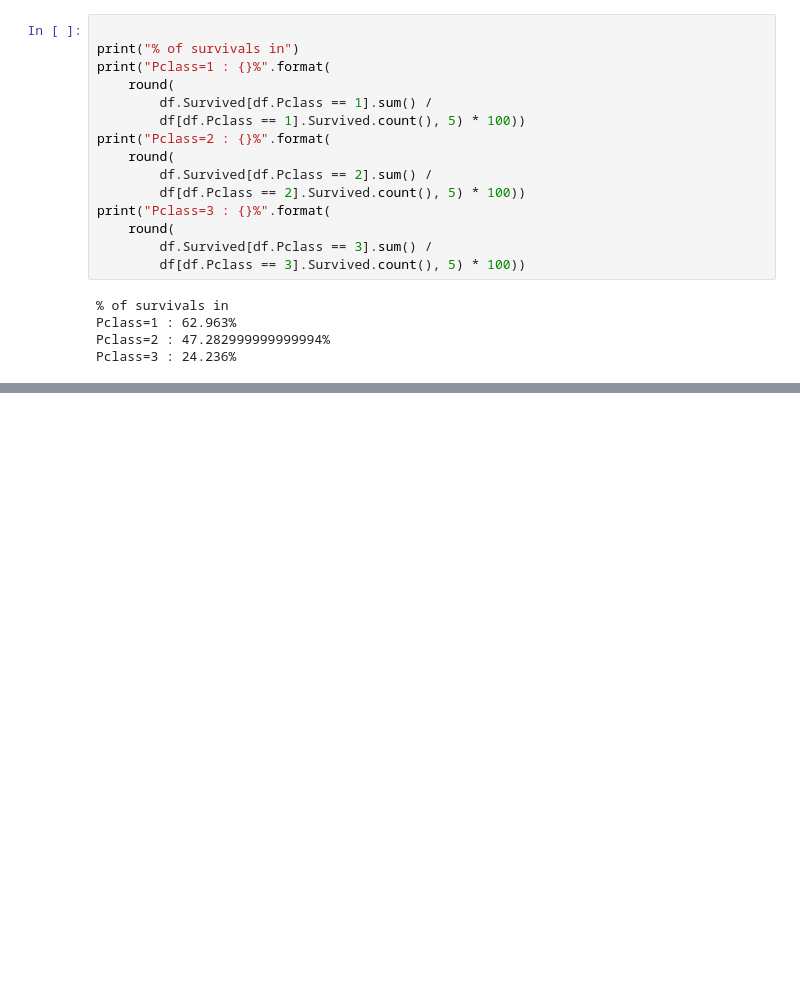
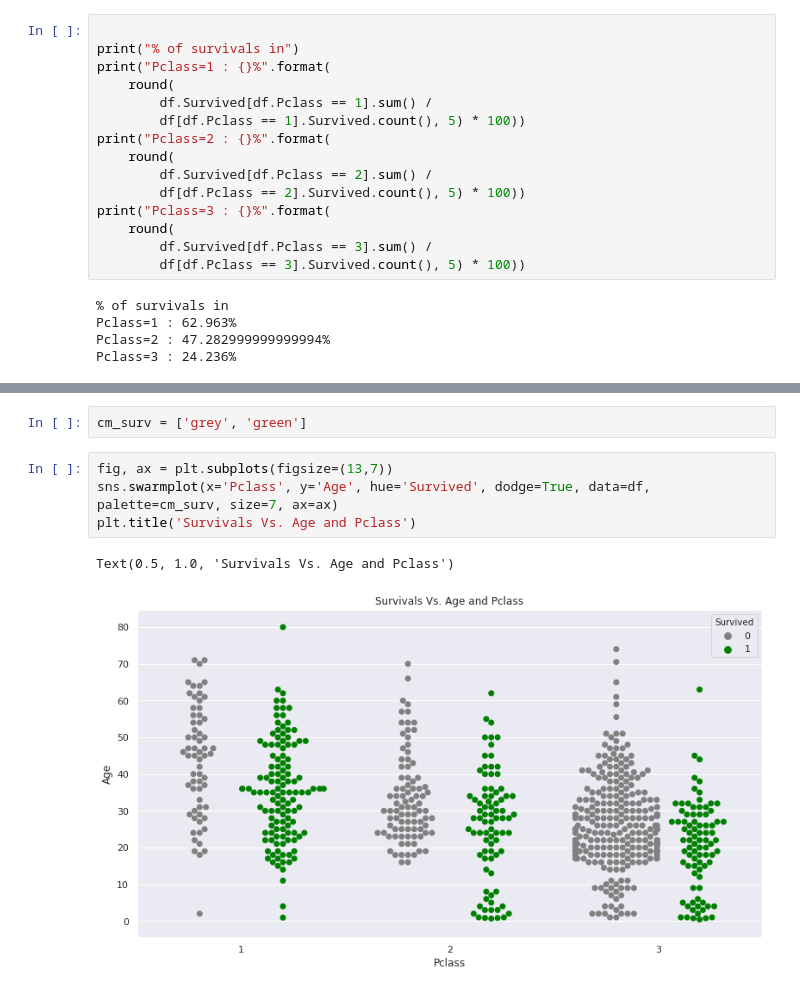
Before and after one commit to cleysonl/ML_Bootcamp_CLL, a Jupyter notebook: Data_visualization_storytelling.ipynb, the cells around one changed output, grey strips where cells are left out. Cells and saved outputs as stored; diff of their text form; blank space fills up the shorter version.

```diff
--- a/Data_visualization_storytelling.ipynb
+++ b/Data_visualization_storytelling.ipynb
@@ -112,0 +142,9 @@ Pclass=3 : 24.236%
+# %%
+cm_surv = ['grey', 'green']
+# %%
+fig, ax = plt.subplots(figsize=(13,7))
+sns.swarmplot(x='Pclass', y='Age', hue='Survived', dodge=True, data=df, palette=cm_surv, size=7, ax=ax)
+plt.title('Survivals Vs. Age and Pclass')
+# %% [output]
+Text(0.5, 1.0, 'Survivals Vs. Age and Pclass')
+[figure, added]
```
Also changed, not shown: parts of 11 cells of this notebook.
